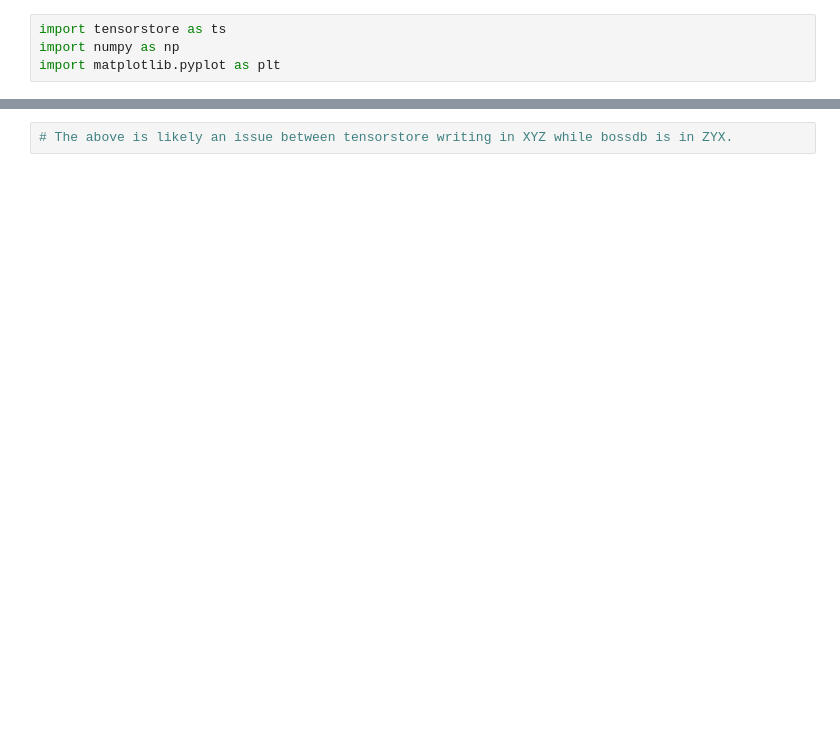
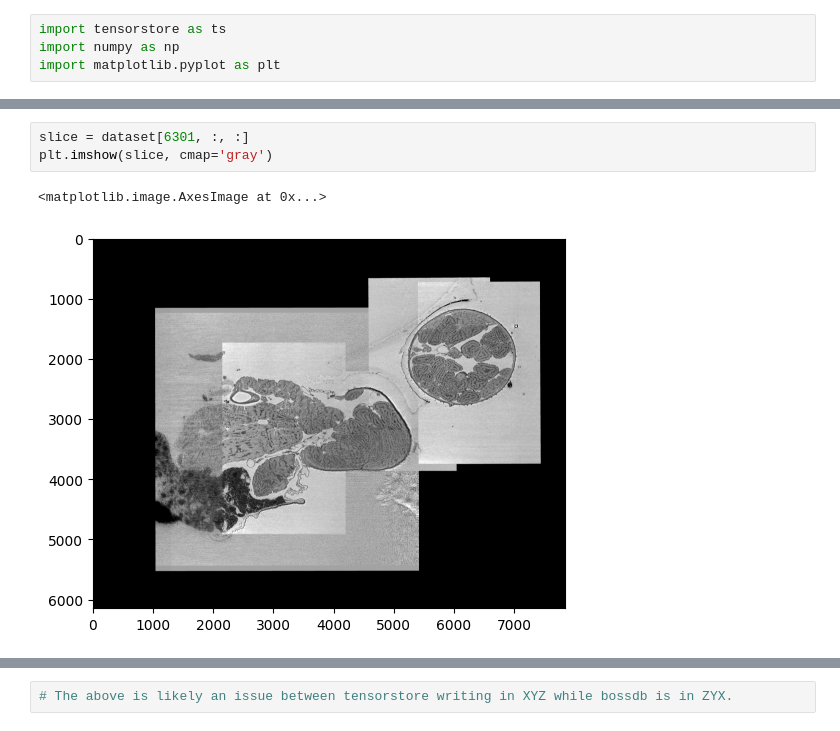
Before and after one commit to JaneliaSciComp/bossdb-convert, a Jupyter notebook: view.ipynb, the cells around one changed output, grey strips where cells are left out. Saved outputs shown, nothing was run; the diff lists cells and outputs as text; blank space fills up the shorter version.

```diff
--- a/view.ipynb
+++ b/view.ipynb
@@ -47,0 +90,6 @@ plt.imshow(slice, cmap='gray')
+# %%
+slice = dataset[6301, :, :]
+plt.imshow(slice, cmap='gray')
+# %% [output]
+<matplotlib.image.AxesImage at 0x...>
+[figure, added]
```
Also changed, not shown: parts of 9 cells of this notebook, 3 other files.
